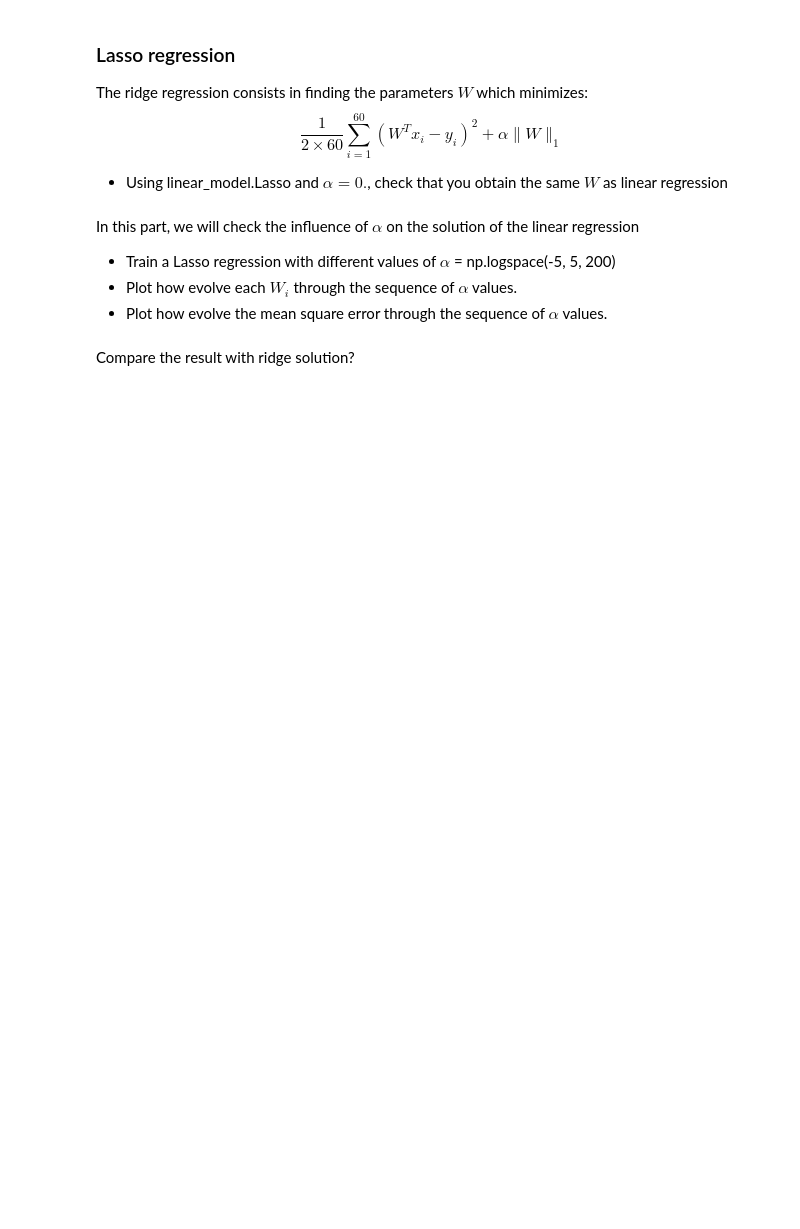
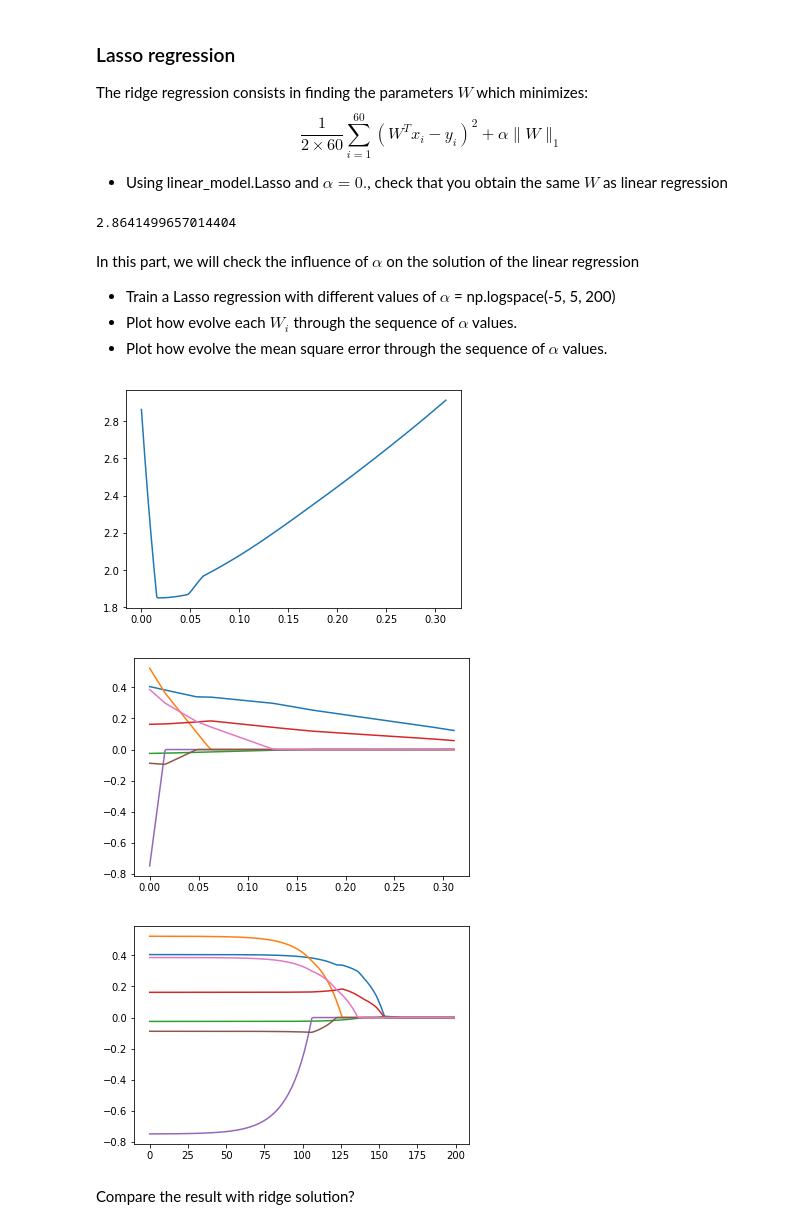
Before and after one commit to wint3ria/discriminative-methods, a Jupyter notebook: TP02/TP02.ipynb, the cells around one changed output. Saved outputs shown, nothing was run; the diff lists cells and outputs as text; code cells hidden in the pictures; blank space fills up the shorter version.

```diff
--- a/TP02/TP02.ipynb
+++ b/TP02/TP02.ipynb
@@ -82,11 +148,45 @@ The ridge regression consists in finding the parameters $W$ which minimizes:
 $$\frac{1}{2 \times 60}\sum_{i=1}^{60}\left(W^T x_i - y_i\right)^2 + \alpha \|W\|_1$$
 
 - Using linear_model.Lasso and $\alpha = 0.$, check that you obtain the same $W$ as linear regression
+# %%
+from sklearn.linear_model import Lasso
+lar = Lasso(alpha=0)
+lar.fit(xtrain.T, ytrain)
+print(np.mean((lar.predict(Xtest.T) - Ytest) ** 2))
+# %% [output]
+2.8641499657014404
 # %% [markdown]
 In this part, we will check the influence of $\alpha$ on the solution of the linear regression
 
 - Train a Lasso regression with different values of $\alpha$ = np.logspace(-5, 5, 200)
 - Plot how evolve each $W_i$ through the sequence of $\alpha$ values.
 - Plot how evolve the mean square error through the sequence of $\alpha$ values.
+# %%
+alphas = np.logspace(-5, 1, 200)
+Ws = []
+errors_lasso = []
+for a in alphas:
+    lar = Lasso(alpha=a)
+    lar.fit(xtrain.T, ytrain)
+    Ws.append(lar.coef_)
+    errors_lasso.append(np.mean((lar.predict(Xtest.T) - Ytest) ** 2))
+
+plt.plot(alphas[:150], errors_lasso[:150])
+plt.show()
+
+for i in range(len(Ws[0])):
+    l = [W[i] for W in Ws]
+    plt.plot(alphas[:150], l[:150])
+
+plt.show()
+for i in range(len(Ws[0])):
+    l = [W[i] for W in Ws]
+    plt.plot(l)
+
+plt.show()
+# %% [output]
+[figure, added]
+[figure, added]
+[figure, added]
 # %% [markdown]
 Compare the result with ridge solution?
```
Also changed, not shown: parts of 16 cells of this notebook.
